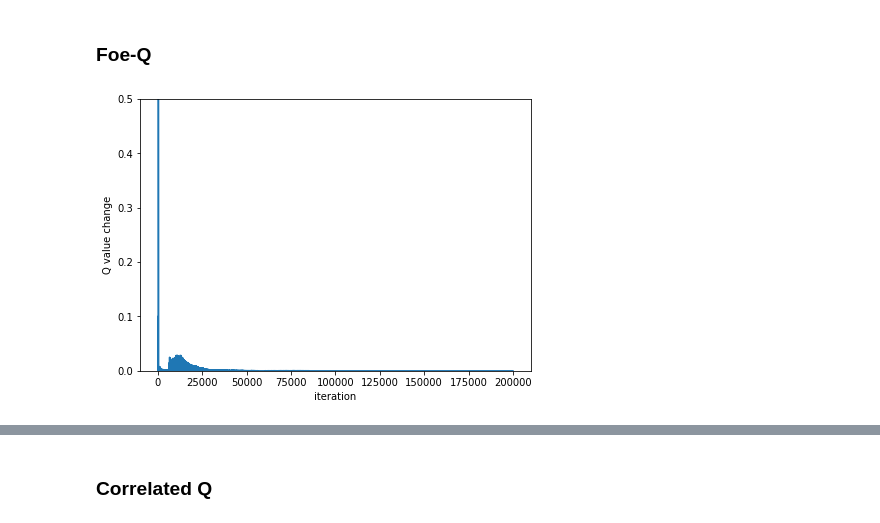
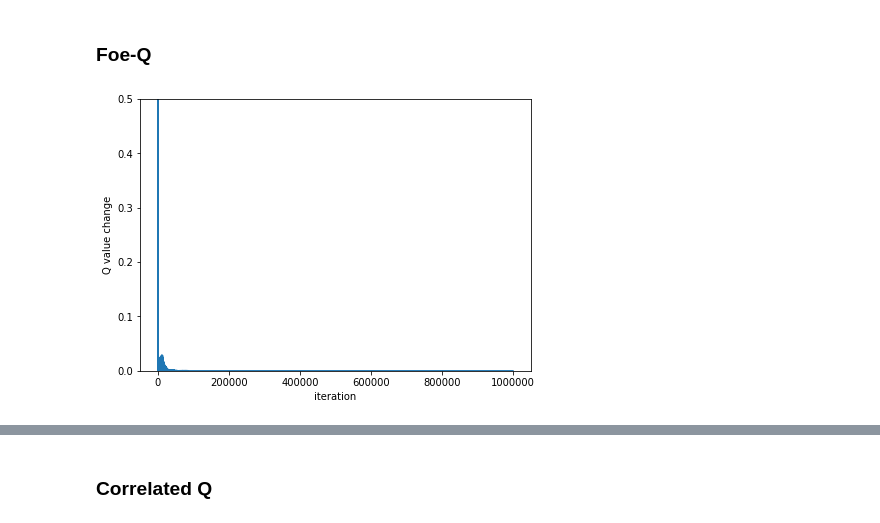
Before and after one commit to NoxMoon/RL, a Jupyter notebook: project3/project3_2005paper.ipynb, the cells around one changed output, grey strips where cells are left out. Drawn from its saved outputs; the diff is of its cells as text; code cells hidden in the pictures.

```diff
--- a/project3/project3_2005paper.ipynb
+++ b/project3/project3_2005paper.ipynb
@@ -60,11 +60,11 @@ learner_friendQ.agents[1].select_action(71)
 env = soccer_game()
 learner_foeQ = FoeQ(env.nS, env.nA)
 
-hist_foeQ = learning_2005(learner_foeQ, env, epsilon=1)
+hist_foeQ = learning_2005(learner_foeQ, env, epsilon=1, max_iteration=1000000)
 # %%
-plot_error(hist_foeQ, "figures/foeQ.png")
+plot_error(hist_foeQ, "figures/foeQ_2005.png")
 # %% [output]
-[figure, old version]
+[figure, new version]
 # %%
 # Q value for state(71)
 show_table(learner_foeQ.agent1.Q[71])
```
Also changed, not shown: parts of 12 cells of this notebook, 9 other files.
